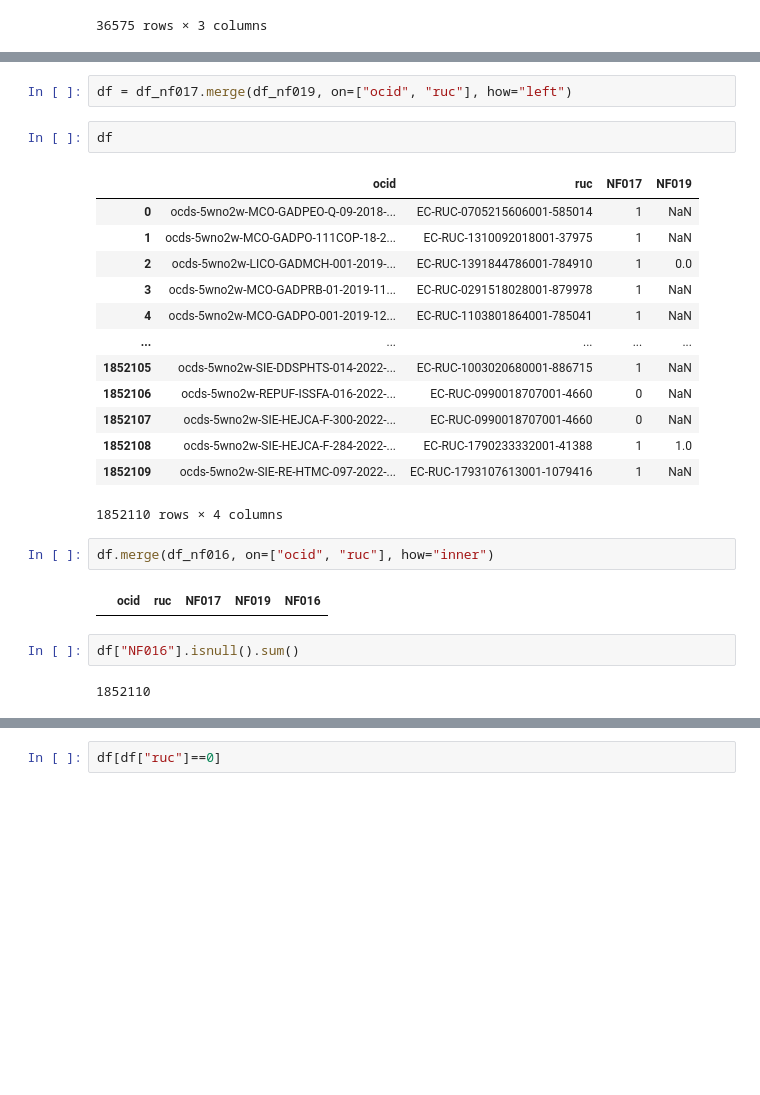
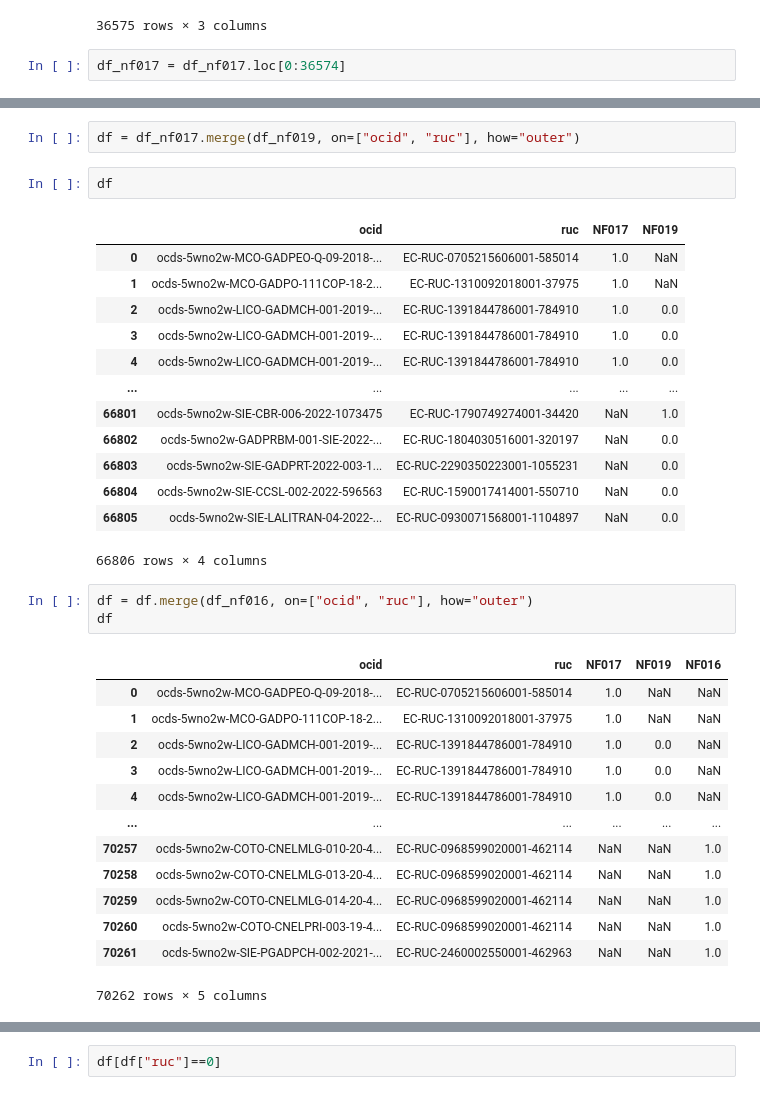
Before and after one commit to Sergio55Veliz/Sercop-DataScience, a Jupyter notebook: clustering.ipynb, the cells around one changed output, grey strips where cells are left out. Cells and saved outputs as stored; diff of their text form; blank space fills up the shorter version.

```diff
--- a/clustering.ipynb
+++ b/clustering.ipynb
@@ -61,3 +61,5 @@ df_nf019
 | 36573 | ocds-5wno2w-SIE-CCSL-002-2022-596563 | EC-RUC-1590017414001-550710 | 0 |
 | 36574 | ocds-5wno2w-SIE-LALITRAN-04-2022-... | EC-RUC-0930071568001-1104897 | 0 |
 36575 rows × 3 columns
+# %%
+df_nf017 = df_nf017.loc[0:36574]
@@ -64,29 +82,38 @@ df_nf019
 # %%
-df = df_nf017.merge(df_nf019, on=["ocid", "ruc"], how="left")
+df = df_nf017.merge(df_nf019, on=["ocid", "ruc"], how="outer")
 # %%
 df
 # %% [output]
 |  | ocid | ruc | NF017 | NF019 |
-| 0 | ocds-5wno2w-MCO-GADPEO-Q-09-2018-... | EC-RUC-0705215606001-585014 | 1 | NaN |
-| 1 | ocds-5wno2w-MCO-GADPO-111COP-18-2... | EC-RUC-1310092018001-37975 | 1 | NaN |
-| 2 | ocds-5wno2w-LICO-GADMCH-001-2019-... | EC-RUC-1391844786001-784910 | 1 | 0.0 |
-| 3 | ocds-5wno2w-MCO-GADPRB-01-2019-11... | EC-RUC-0291518028001-879978 | 1 | NaN |
-| 4 | ocds-5wno2w-MCO-GADPO-001-2019-12... | EC-RUC-1103801864001-785041 | 1 | NaN |
+| 0 | ocds-5wno2w-MCO-GADPEO-Q-09-2018-... | EC-RUC-0705215606001-585014 | 1.0 | NaN |
+| 1 | ocds-5wno2w-MCO-GADPO-111COP-18-2... | EC-RUC-1310092018001-37975 | 1.0 | NaN |
+| 2 | ocds-5wno2w-LICO-GADMCH-001-2019-... | EC-RUC-1391844786001-784910 | 1.0 | 0.0 |
+| 3 | ocds-5wno2w-LICO-GADMCH-001-2019-... | EC-RUC-1391844786001-784910 | 1.0 | 0.0 |
+| 4 | ocds-5wno2w-LICO-GADMCH-001-2019-... | EC-RUC-1391844786001-784910 | 1.0 | 0.0 |
 | ... | ... | ... | ... | ... |
-| 1852105 | ocds-5wno2w-SIE-DDSPHTS-014-2022-... | EC-RUC-1003020680001-886715 | 1 | NaN |
-| 1852106 | ocds-5wno2w-REPUF-ISSFA-016-2022-... | EC-RUC-0990018707001-4660 | 0 | NaN |
-| 1852107 | ocds-5wno2w-SIE-HEJCA-F-300-2022-... | EC-RUC-0990018707001-4660 | 0 | NaN |
-| 1852108 | ocds-5wno2w-SIE-HEJCA-F-284-2022-... | EC-RUC-1790233332001-41388 | 1 | 1.0 |
-| 1852109 | ocds-5wno2w-SIE-RE-HTMC-097-2022-... | EC-RUC-1793107613001-1079416 | 1 | NaN |
+| 66801 | ocds-5wno2w-SIE-CBR-006-2022-1073475 | EC-RUC-1790749274001-34420 | NaN | 1.0 |
+| 66802 | ocds-5wno2w-GADPRBM-001-SIE-2022-... | EC-RUC-1804030516001-320197 | NaN | 0.0 |
+| 66803 | ocds-5wno2w-SIE-GADPRT-2022-003-1... | EC-RUC-2290350223001-1055231 | NaN | 0.0 |
+| 66804 | ocds-5wno2w-SIE-CCSL-002-2022-596563 | EC-RUC-1590017414001-550710 | NaN | 0.0 |
+| 66805 | ocds-5wno2w-SIE-LALITRAN-04-2022-... | EC-RUC-0930071568001-1104897 | NaN | 0.0 |
-1852110 rows × 4 columns
+66806 rows × 4 columns
 # %%
-df.merge(df_nf016, on=["ocid", "ruc"], how="inner")
+df = df.merge(df_nf016, on=["ocid", "ruc"], how="outer")
+df
 # %% [output]
 |  | ocid | ruc | NF017 | NF019 | NF016 |
+| 0 | ocds-5wno2w-MCO-GADPEO-Q-09-2018-... | EC-RUC-0705215606001-585014 | 1.0 | NaN | NaN |
+| 1 | ocds-5wno2w-MCO-GADPO-111COP-18-2... | EC-RUC-1310092018001-37975 | 1.0 | NaN | NaN |
+| 2 | ocds-5wno2w-LICO-GADMCH-001-2019-... | EC-RUC-1391844786001-784910 | 1.0 | 0.0 | NaN |
+| 3 | ocds-5wno2w-LICO-GADMCH-001-2019-... | EC-RUC-1391844786001-784910 | 1.0 | 0.0 | NaN |
+| 4 | ocds-5wno2w-LICO-GADMCH-001-2019-... | EC-RUC-1391844786001-784910 | 1.0 | 0.0 | NaN |
+| ... | ... | ... | ... | ... | ... |
+| 70257 | ocds-5wno2w-COTO-CNELMLG-010-20-4... | EC-RUC-0968599020001-462114 | NaN | NaN | 1.0 |
+| 70258 | ocds-5wno2w-COTO-CNELMLG-013-20-4... | EC-RUC-0968599020001-462114 | NaN | NaN | 1.0 |
+| 70259 | ocds-5wno2w-COTO-CNELMLG-014-20-4... | EC-RUC-0968599020001-462114 | NaN | NaN | 1.0 |
+| 70260 | ocds-5wno2w-COTO-CNELPRI-003-19-4... | EC-RUC-0968599020001-462114 | NaN | NaN | 1.0 |
+| 70261 | ocds-5wno2w-SIE-PGADPCH-002-2021-... | EC-RUC-2460002550001-462963 | NaN | NaN | 1.0 |
+70262 rows × 5 columns
-# %%
-df["NF016"].isnull().sum()
-# %% [output]
-1852110
 # %%
 df.fillna(0, inplace=True)
 
```
Also changed, not shown: parts of 22 cells of this notebook.
